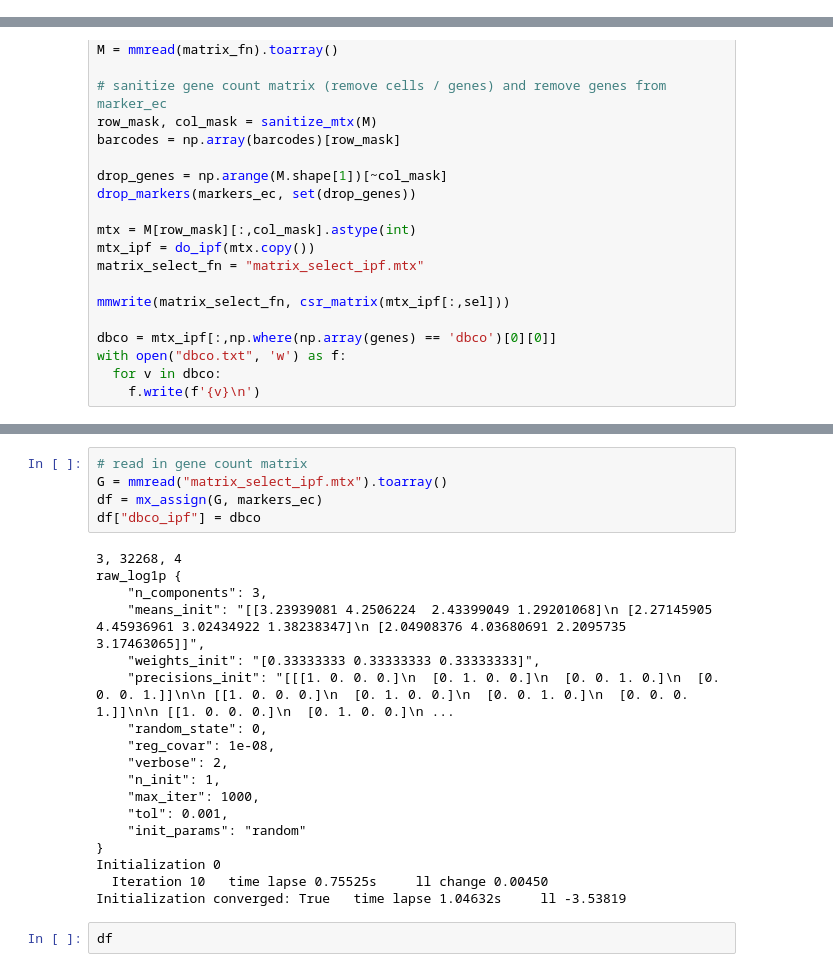
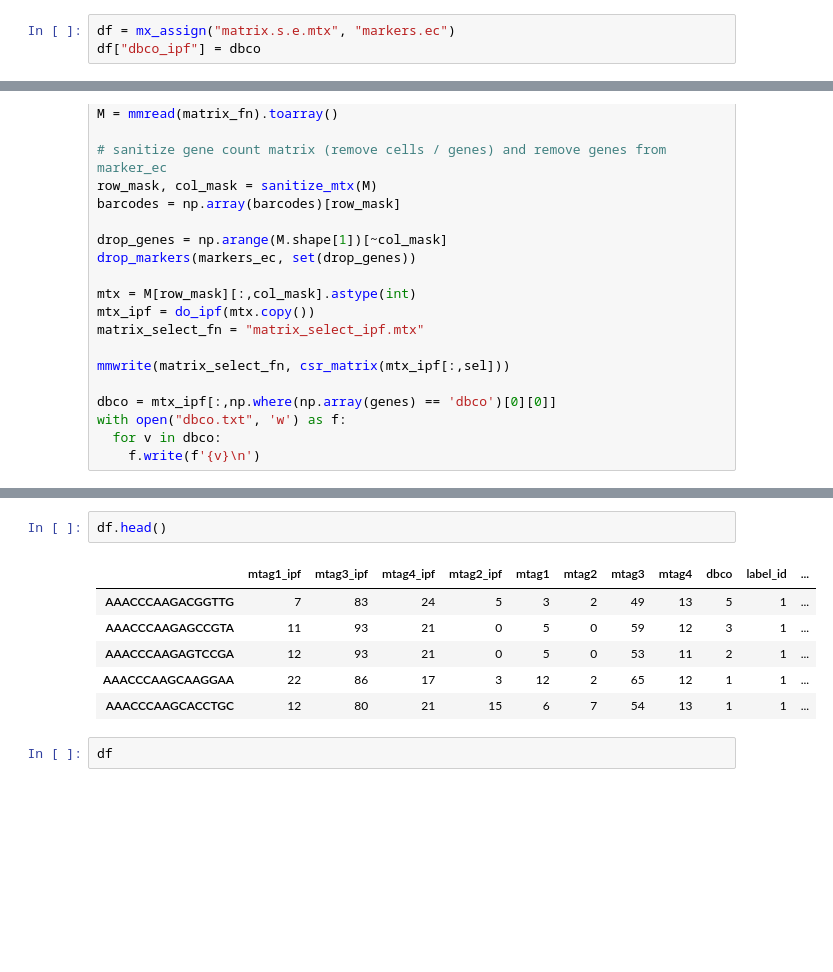
Before and after one commit to sbooeshaghi/azucar, a Jupyter notebook: analysis/293T/obs2/assign.ipynb, the cells around one changed output, grey strips where cells are left out. Saved outputs shown, nothing was run; the diff lists cells and outputs as text; blank space fills up the shorter version.

```diff
--- a/analysis/293T/obs2/assign.ipynb
+++ b/analysis/293T/obs2/assign.ipynb
@@ -1789,0 +1916,3 @@ def mx_extract(matrix_fn, select_fn, markers_ec_fn, genes_fn, matrix_e_fn):
+# %%
+df = mx_assign("matrix.s.e.mtx", "markers.ec")
+df["dbco_ipf"] = dbco
@@ -1938,26 +1991,12 @@ def mx_assign(matrix, markers_ec):
-# %%
-# read in gene count matrix
-G = mmread("matrix_select_ipf.mtx").toarray()
-df = mx_assign(G, markers_ec)
-df["dbco_ipf"] = dbco
-# %% [output]
-3, 32268, 4
-raw_log1p {
-    "n_components": 3,
-    "means_init": "[[3.23939081 4.2506224  2.43399049 1.29201068]\n [2.27145905 4.45936961 3.02434922 1.38238347]\n [2.04908376 4.03680691 2.2095735  3.17463065]]",
-    "weights_init": "[0.33333333 0.33333333 0.33333333]",
-    "precisions_init": "[[[1. 0. 0. 0.]\n  [0. 1. 0. 0.]\n  [0. 0. 1. 0.]\n  [0. 0. 0. 1.]]\n\n [[1. 0. 0. 0.]\n  [0. 1. 0. 0.]\n  [0. 0. 1. 0.]\n  [0. 0. 0. 1.]]\n\n [[1. 0. 0. 0.]\n  [0. 1. 0. 0.]\n ...
-    "random_state": 0,
-    "reg_covar": 1e-08,
-    "verbose": 2,
-    "n_init": 1,
-    "max_iter": 1000,
-    "tol": 0.001,
-    "init_params": "random"
-}
-Initialization 0
-  Iteration 10   time lapse 0.75525s     ll change 0.00450
-Initialization converged: True   time lapse 1.04632s     ll -3.53819
+# %%
+df.head()
+# %% [output]
+|  | mtag1_ipf | mtag3_ipf | mtag4_ipf | mtag2_ipf | mtag1 | mtag2 | mtag3 | mtag4 | dbco | label_id | ... |
+| AAACCCAAGACGGTTG | 7 | 83 | 24 | 5 | 3 | 2 | 49 | 13 | 5 | 1 | ... |
+| AAACCCAAGAGCCGTA | 11 | 93 | 21 | 0 | 5 | 0 | 59 | 12 | 3 | 1 | ... |
+| AAACCCAAGAGTCCGA | 12 | 93 | 21 | 0 | 5 | 0 | 53 | 11 | 2 | 1 | ... |
+| AAACCCAAGCAAGGAA | 22 | 86 | 17 | 3 | 12 | 2 | 65 | 12 | 1 | 1 | ... |
+| AAACCCAAGCACCTGC | 12 | 80 | 21 | 15 | 6 | 7 | 54 | 13 | 1 | 1 | ... |
 # %%
 df
 # %% [output]
```
Also changed, not shown: parts of 10 cells of this notebook.
